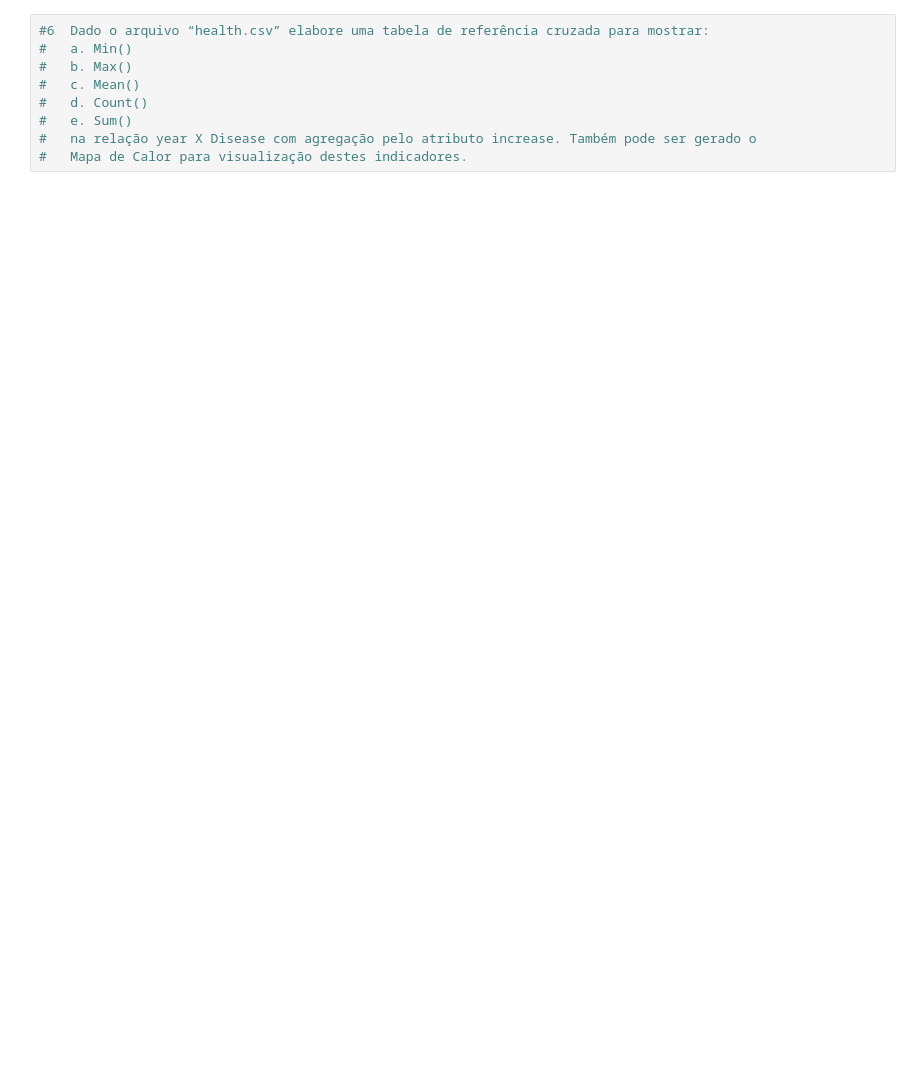
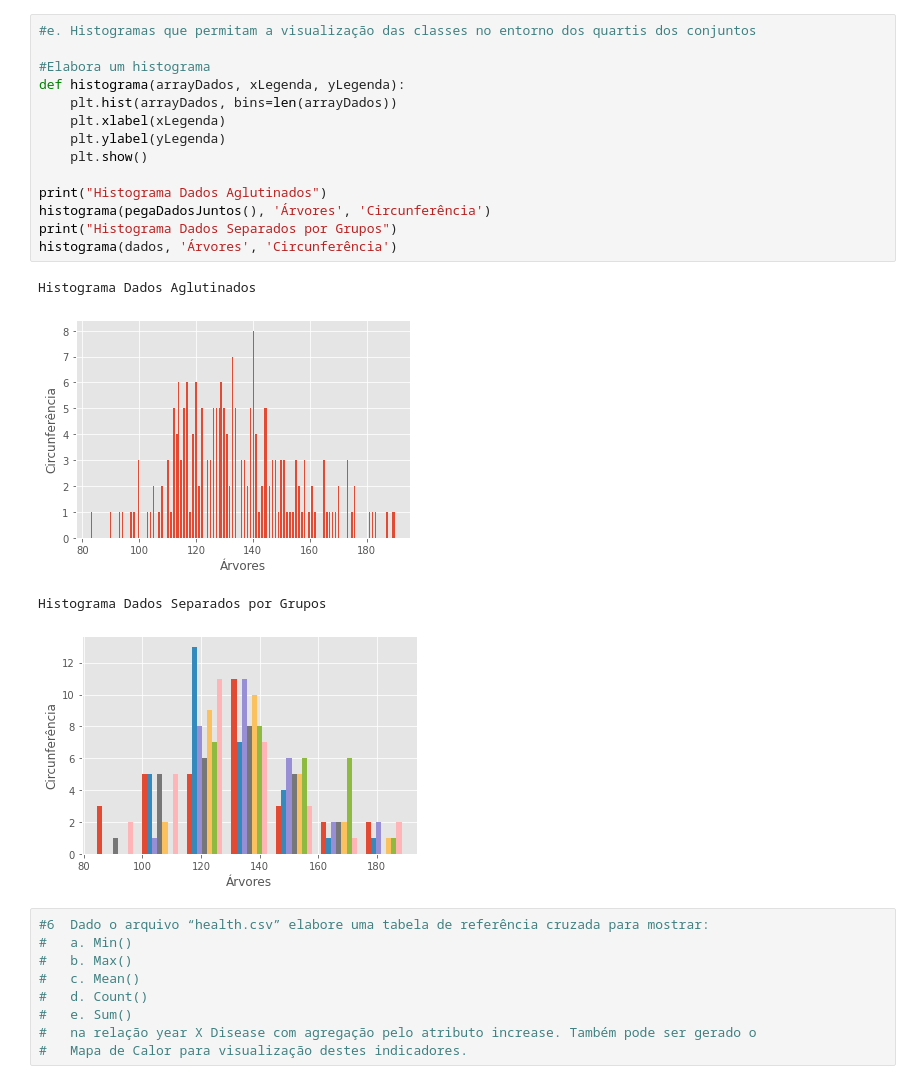
Before and after one commit to CarlosHenriquePinheiroCordeiro/exercicio-visualizacao-dados, a Jupyter notebook: exercicio.ipynb, the cells around one changed output. Drawn from its saved outputs; the diff is of its cells as text; blank space fills up the shorter version.

```diff
--- a/exercicio.ipynb
+++ b/exercicio.ipynb
@@ -189,3 +343,22 @@ print(arquivo)
+# %%
+#e. Histogramas que permitam a visualização das classes no entorno dos quartis dos conjuntos
+
+#Elabora um histograma
+def histograma(arrayDados, xLegenda, yLegenda):
+    plt.hist(arrayDados, bins=len(arrayDados))
+    plt.xlabel(xLegenda)
+    plt.ylabel(yLegenda)
+    plt.show()
+
+print("Histograma Dados Aglutinados")
+histograma(pegaDadosJuntos(), 'Árvores', 'Circunferência')
+print("Histograma Dados Separados por Grupos")
+histograma(dados, 'Árvores', 'Circunferência')
+# %% [output]
+Histograma Dados Aglutinados
+[figure, added]
+Histograma Dados Separados por Grupos
+[figure, added]
 # %%
 #6  Dado o arquivo “health.csv” elabore uma tabela de referência cruzada para mostrar:
 #   a. Min()
```
Also changed, not shown: parts of 8 cells of this notebook.
